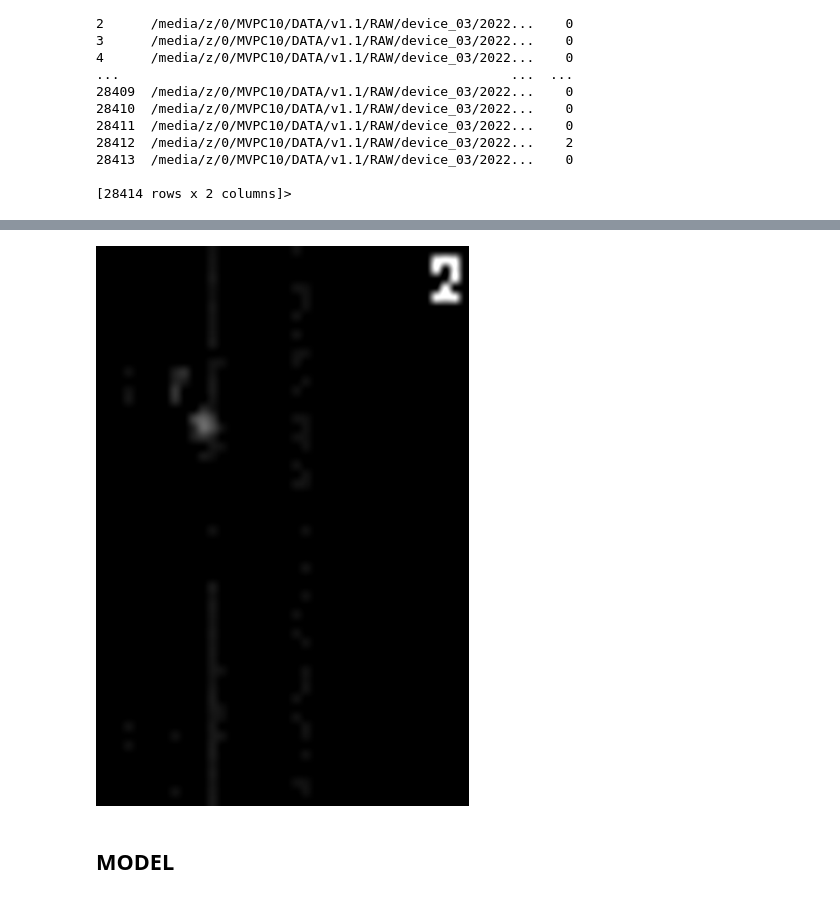
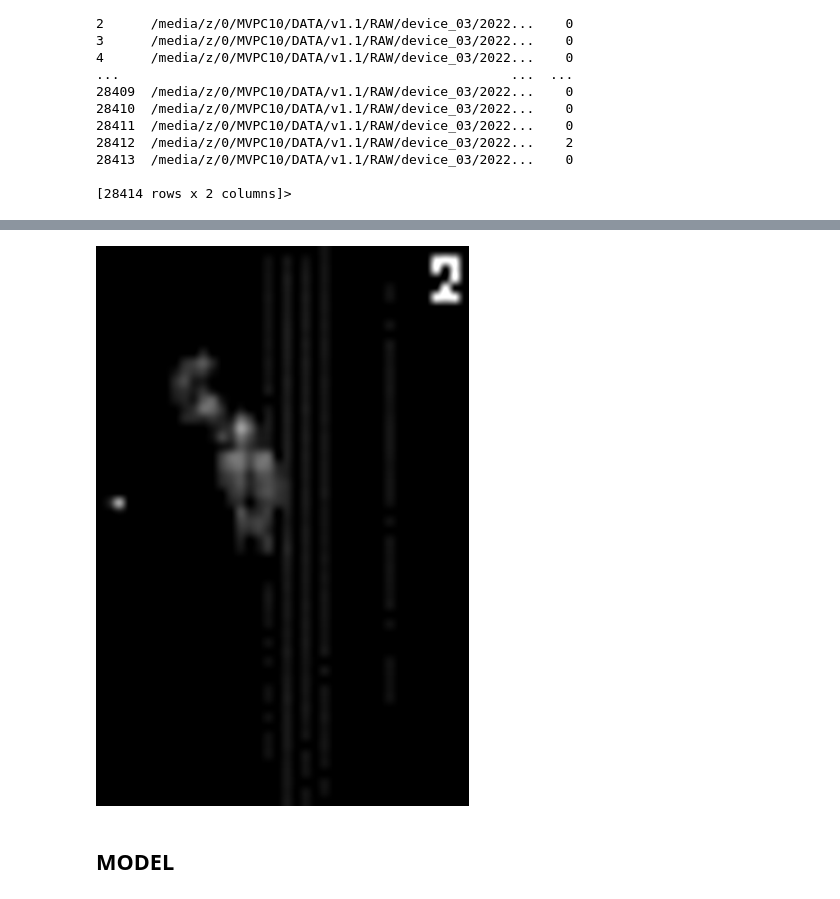
Before and after one commit to 00-01/pplcnt_model, a Jupyter notebook: model/v1.2/train.ipynb, the cells around one changed output, grey strips where cells are left out. Cells and saved outputs as stored; diff of their text form; code cells hidden in the pictures.

```diff
--- a/model/v1.2/train.ipynb
+++ b/model/v1.2/train.ipynb
@@ -73,6 +73,7 @@ display(test_img)
 h, w = 80, 80
 min, mid, max = 0, 128, 255
 error = 239
+back_img_list = []
 
 
 def crop_img(arr):
@@ -108,8 +109,8 @@ for i in range(len(df)):
   img2_path = df.iloc[i+1, 0]
   img2_cnt = df.iloc[i+1, 1]
 
-  if img2_cnt == 0:
-    continue
+  # if img2_cnt == 0:
+  #   continue
 
   if img1_cnt == 0:
     prev = img1_path
@@ -119,34 +120,34 @@ for i in range(len(df)):
   im2 = Image.open(img2_path)
   im1_arr = np.array(im1, int)
   im2_arr = np.array(im2, int)
 
   e1 = im1_arr[im1_arr > 239]
   e2 = im2_arr[im2_arr > 239]
   er1, er2 = len(e1), len(e2)
 
   if er1 < 512 and er2 < 512:
     result = img1_minus_img2(im1_arr, im2_arr)
 
     window_name = "out"
     cv2.namedWindow(window_name, cv2.WINDOW_NORMAL)
     # cv2.putText(result, str(prev_cnt), (0,5), cv2.FONT_HERSHEY_SIMPLEX, 0.2, (255,0,0), 1)
     cv2.putText(result, str(img2_cnt), (35,5), cv2.FONT_HERSHEY_SIMPLEX, 0.2, (255,0,0), 1)
     cv2.imshow(window_name, result)
     ## print(i)
     key = cv2.waitKey()
     if key == 27:
       cv2.destroyAllWindows()
       break
     elif key == ord('s'):
       cv2.imwrite('result.png', result)
     else:
       pass
 
 result = Image.fromarray(result)
 result = result.resize((400, 600))
 display(result)
 # %% [output]
-[figure, old version]
+[figure, new version]
 # %%
 # im = glob(f'/media/z/0/MVPC10/DATA/v1.1/RAW/device_03/**/*.png', recursive=False)
 # im = sorted(im)
```
Also changed, not shown: 1 other file.
